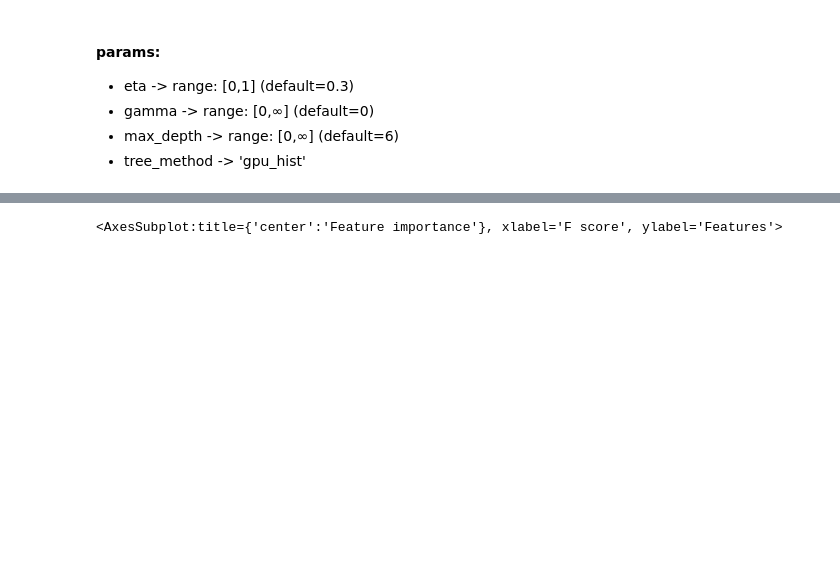
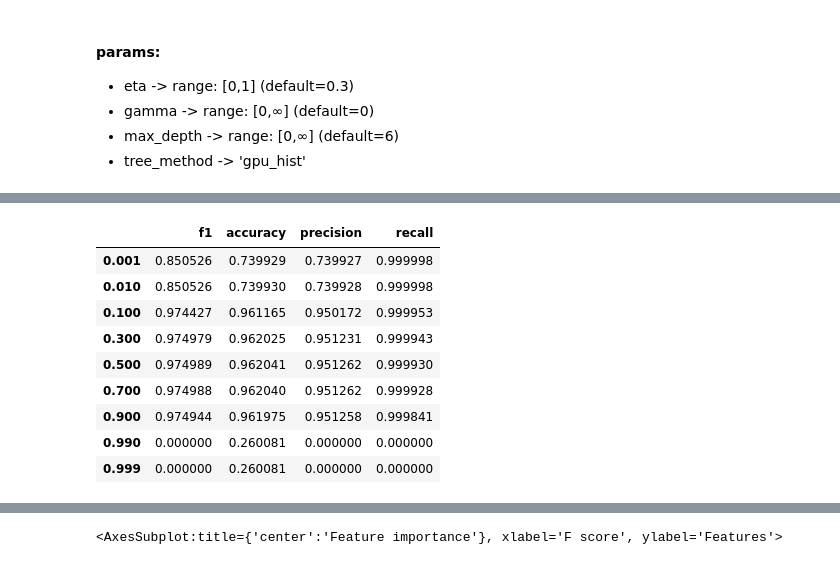
Before and after one commit to LRAbbade/IoT_anomaly_detection, a Jupyter notebook: iot23_control_training.ipynb, the cells around one changed output, grey strips where cells are left out. Cells and saved outputs as stored; diff of their text form; code cells hidden in the pictures; blank space fills up the shorter version.

```diff
--- a/iot23_control_training.ipynb
+++ b/iot23_control_training.ipynb
@@ -412,0 +428,13 @@ y_pred = y_pred.round()
+# %%
+res
+# %% [output]
+|  | f1 | accuracy | precision | recall |
+| 0.001 | 0.850526 | 0.739929 | 0.739927 | 0.999998 |
+| 0.010 | 0.850526 | 0.739930 | 0.739928 | 0.999998 |
+| 0.100 | 0.974427 | 0.961165 | 0.950172 | 0.999953 |
+| 0.300 | 0.974979 | 0.962025 | 0.951231 | 0.999943 |
+| 0.500 | 0.974989 | 0.962041 | 0.951262 | 0.999930 |
+| 0.700 | 0.974988 | 0.962040 | 0.951262 | 0.999928 |
+| 0.900 | 0.974944 | 0.961975 | 0.951258 | 0.999841 |
+| 0.990 | 0.000000 | 0.260081 | 0.000000 | 0.000000 |
+| 0.999 | 0.000000 | 0.260081 | 0.000000 | 0.000000 |
```
Also changed, not shown: parts of 20 cells of this notebook, 1 other file.
